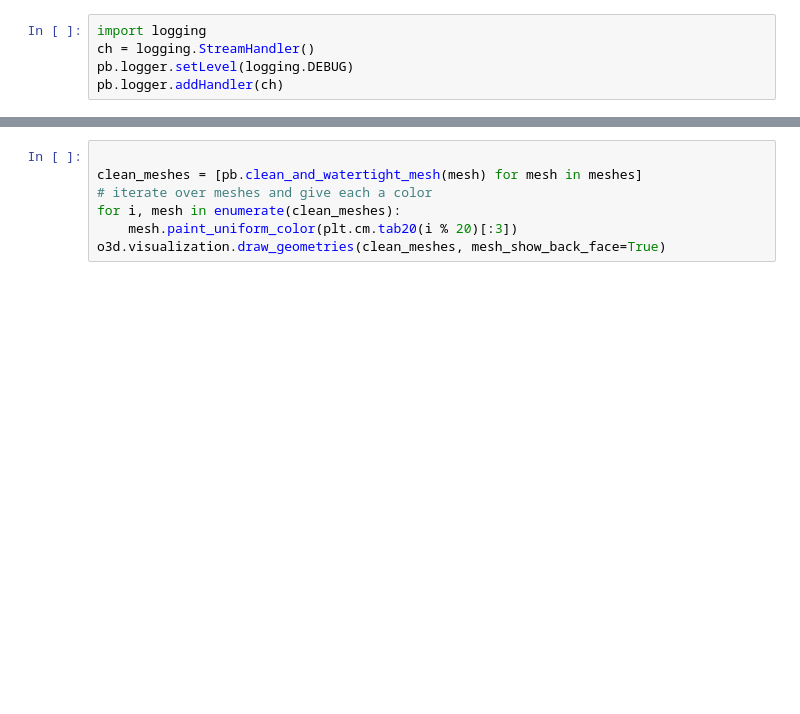
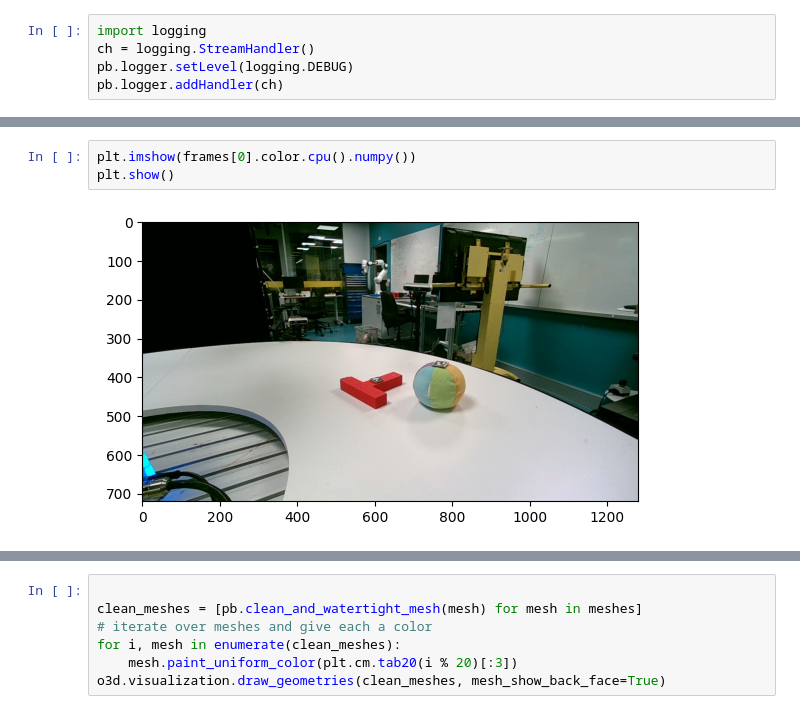
Before and after one commit to DaveLearn/SegmentAnything3D, a Jupyter notebook: test_gaussians.ipynb, the cells around one changed output, grey strips where cells are left out. Saved outputs shown, nothing was run; the diff lists cells and outputs as text; blank space fills up the shorter version.

```diff
--- a/test_gaussians.ipynb
+++ b/test_gaussians.ipynb
@@ -38,3 +34,8 @@ Sam checkpoint in located at /home/david/.frame-seg-init/models/sam_vith.pth
+# %%
+plt.imshow(frames[0].color.cpu().numpy())
+plt.show()
+# %% [output]
+[figure, added]
 # %%
 pcd_dict = pb.seg_pcd(d, mask_generator, voxelize, bbox=bbox, intermediate_outputs_path=intermediate_outputs_path)
 # %% [output]
```
Also changed, not shown: parts of 47 cells of this notebook, 8 other files.
